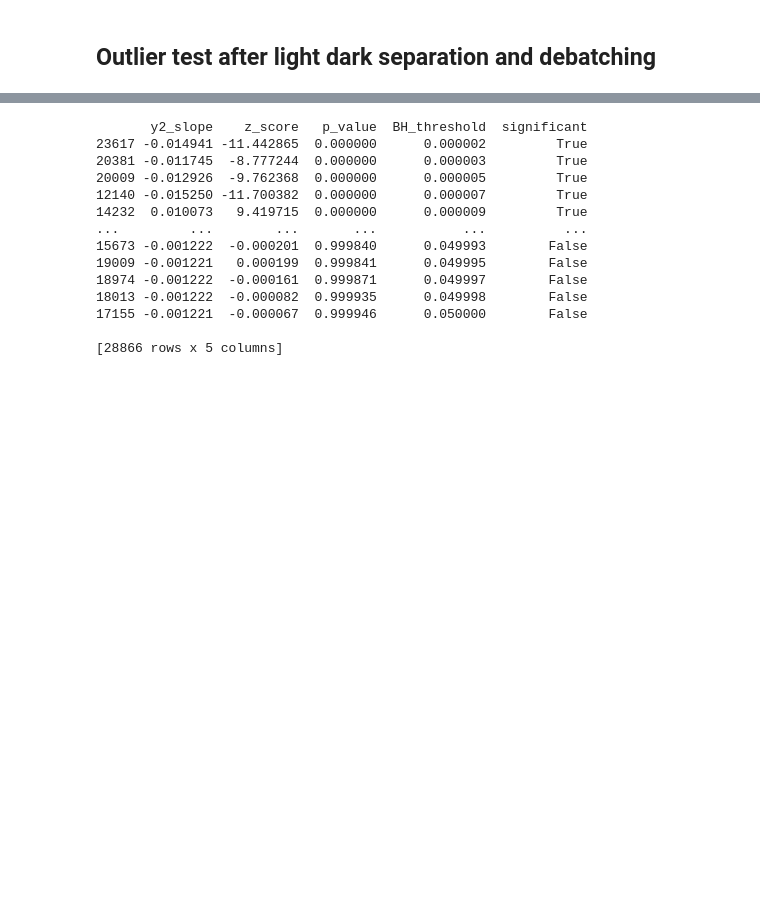
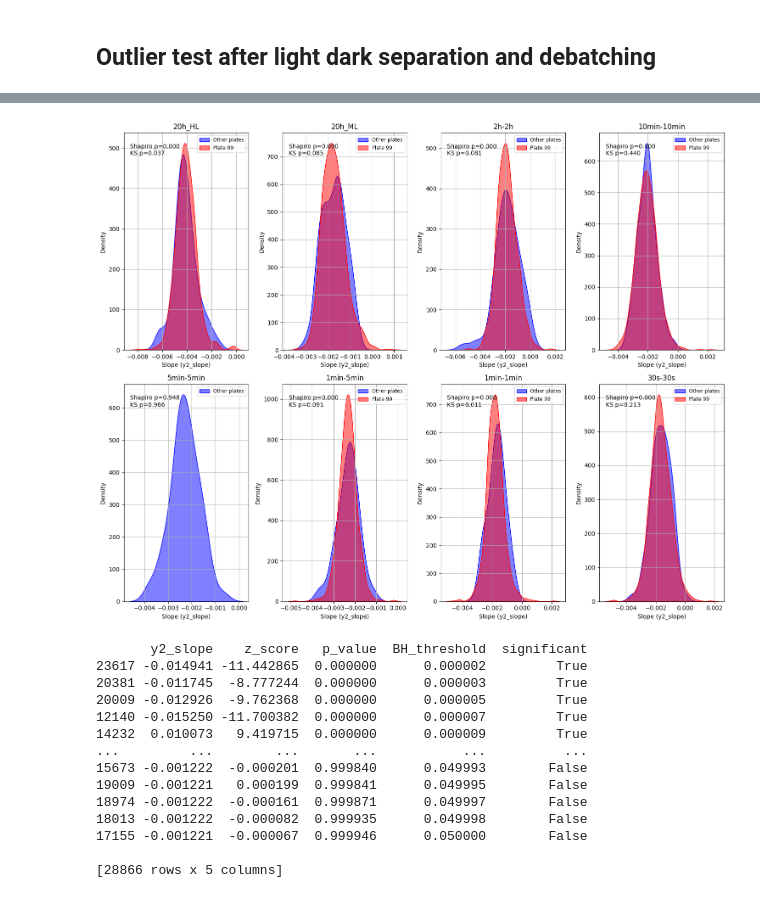
Before and after one commit to Imane-Mkt/Chlamy, a Jupyter notebook: Chlamy_Project_v2-main/Notebooks_Imane/lightanddarkslopes.ipynb, the cells around one changed output, grey strips where cells are left out. Saved outputs shown, nothing was run; the diff lists cells and outputs as text; code cells hidden in the pictures; blank space fills up the shorter version.

```diff
--- a/Chlamy_Project_v2-main/Notebooks_Imane/lightanddarkslopes.ipynb
+++ b/Chlamy_Project_v2-main/Notebooks_Imane/lightanddarkslopes.ipynb
@@ -409,3 +340,56 @@ plt.show()
+# %%
+
+normalised_wts = data[(data['mutant_ID'] == 'WT')]# & (data['plate']!='99')]
+
+light_regimes = ['20h_HL', '20h_ML', '2h-2h', '10min-10min', '5min-5min', '1min-5min', '1min-1min', '30s-30s']
+
+
+n_rows = 2
+n_cols = 4
+fig, axes = plt.subplots(n_rows, n_cols, figsize=(15, 12))
+axes = axes.flatten()
+
+for i, light_regime in enumerate(light_regimes):
+    ax = axes[i]
+    data_light = normalised_wts[normalised_wts['light_regime'] == light_regime]
+
+    # slopes = data_light['y2_slope'].dropna()
+    slopes_99 = data_light[data_light['plate'].astype(str).str.startswith('99')]['y2_slope'].dropna()
+    slopes_other = data_light[data_light['plate'].astype(str).str.startswith('3')]['y2_slope'].dropna()
+
+    if slopes_99.empty and slopes_other.empty:
+        ax.text(0.5, 0.5, 'No data', ha='center', va='center', fontsize=12)
+        ax.set_title(f'{light_regime}')
+        ax.axis('off')
+        continue
+
+    if not slopes_other.empty:
+        sns.kdeplot(slopes_other, ax=ax, color='blue', fill=True, alpha=0.5, label='Other plates')
+
+    if not slopes_99.empty:
+        sns.kdeplot(slopes_99, ax=ax, color='red', fill=True, alpha=0.5, label='Plate 99')
+
+    slopes_combined = pd.concat([slopes_99, slopes_other])
+    mean, std = norm.fit(slopes_combined)
+    shapiro_stat, shapiro_p = shapiro(slopes_combined)
+    ks_stat, ks_p = kstest(slopes_combined, 'norm', args=(mean, std))
+
+    ax.text(0.05, 0.95, f'Shapiro p={shapiro_p:.3f}\nKS p={ks_p:.3f}',
+            transform=ax.transAxes, fontsize=10, verticalalignment='top')
+
+    ax.set_title(f'{light_regime}')
+    ax.set_xlabel('Slope (y2_slope)')
+    ax.set_ylabel('Density')
+    ax.legend(fontsize='small')
+    ax.grid(True)
+
+for j in range(len(light_regimes), len(axes)):
+    fig.delaxes(axes[j])
+
+plt.tight_layout()
+plt.show()
+# %% [output]
+[figure, added]
 # %%
 import pandas as pd
 import numpy as np
```
Also changed, not shown: parts of 18 cells of this notebook.
